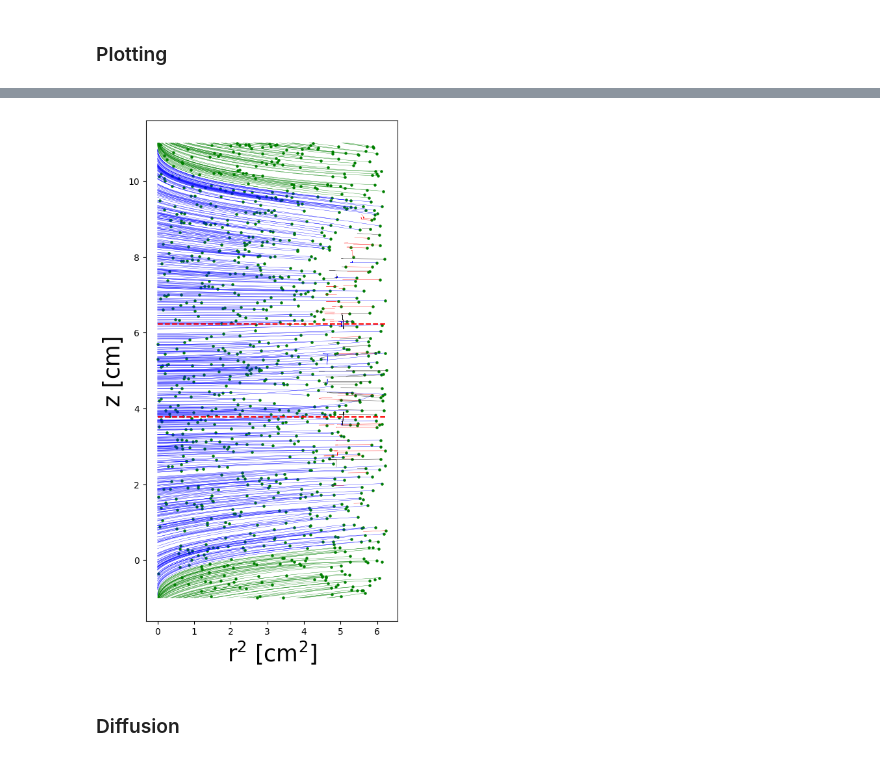
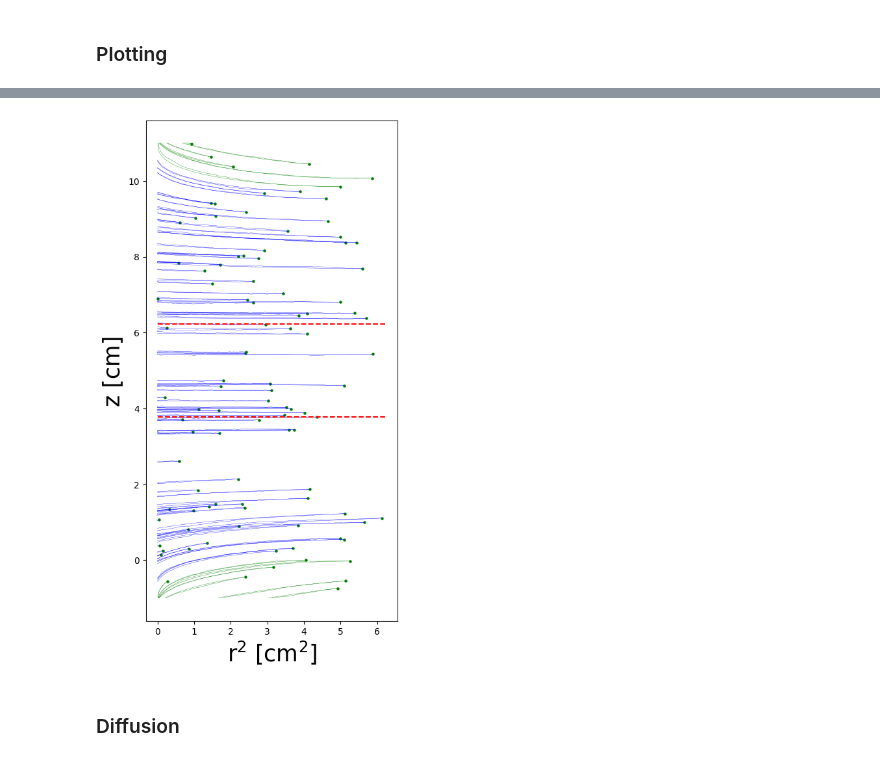
Before and after one commit to darkmatter-ucsd/cylinterp, a Jupyter notebook: cylinterp_tutorial.ipynb, the cells around one changed output, grey strips where cells are left out. Cells and saved outputs as stored; diff of their text form; code cells hidden in the pictures.

```diff
--- a/cylinterp_tutorial.ipynb
+++ b/cylinterp_tutorial.ipynb
@@ -187,0 +439,7 @@ rtpc.cart_cs_grid, rtpc.polar_cs_grid, rtpc.r_coords
+# %%
+cpp_tracks = np.fromfile('cylinterpcpp/build/cpp_cylinterp_tracks.bin', dtype=np.float64).reshape(100,3000,3)
+cpp_ends = np.fromfile('cylinterpcpp/build/cpp_cylinterp_endpos.bin', dtype=np.float64).reshape(100,3)
+# %%
+cpp_z_tracks = cpp_tracks[:,:,0]
+cpp_r_tracks = cpp_tracks[:,:,1]
+cpp_th_tracks = cpp_tracks[:,:,2]
@@ -193,7 +454,7 @@ cart_points = cylinterp.Tools.to_cartesian(init_points)
 plt.figure(figsize = (10,10))
 cath_pos = rtpc.cathode_position(3.25)[0]
 
-for i in range(1000):
+for i in range(100):
     if status[i]==0:
         c = 'blue'
     elif status[i]==1:
@@ -203,8 +464,12 @@ for i in range(1000):
     else:
         c = 'green'
     buffer_cut = rtracks[i]!=0
+    buffer_cut_cpp = cpp_r_tracks[i]!=0
     plt.plot(rtracks[i][buffer_cut]*np.cos(thtracks[i][buffer_cut]),
              rtracks[i][buffer_cut]*np.sin(thtracks[i][buffer_cut]), color = c, linewidth = 0.25)
+    plt.plot(cpp_r_tracks[i][buffer_cut_cpp]*np.cos(cpp_th_tracks[i][buffer_cut_cpp]),
+             cpp_r_tracks[i][buffer_cut_cpp]*np.sin(cpp_th_tracks[i][buffer_cut_cpp]),
+             color = 'orange', linewidth = 0.5)
     plt.scatter(cart_points[i][0], cart_points[i][1], s = 5, color = 'g')
 
 for p in cath_pos:
@@ -222,37 +487,40 @@ plt.show()
 # %%
-dt, status, ztracks, rtracks, thtracks, init_points, end_points = rtpc.Drift(n_pts = 10000)
+# dt, status, ztracks, rtracks, thtracks, init_points, end_points = rtpc.Drift(n_pts = 10000)
 # %%
 radius_of_trouble = 200e-4
 pangle = np.linspace(0,2*np.pi, 100)
 cart_points = cylinterp.Tools.to_cartesian(init_points)
 
 plt.figure(figsize = (5,10))
 cath_pos = rtpc.cathode_position(3.25)[0]
 
-for i in range(1000):
+for i in range(100):
     if status[i]==0:
         c = 'blue'
     elif status[i]==1:
         c = 'red'
     elif status[i]==2:
         c = 'black'
     else:
         c = 'green'
     buffer_cut = rtracks[i]!=0
+    buffer_cut_cpp = cpp_r_tracks[i]!=0
 
     plt.plot(rtracks[i][buffer_cut]**2,
              ztracks[i][buffer_cut], color = c, linewidth = 0.25)
+    plt.plot(cpp_r_tracks[i][buffer_cut_cpp]**2,
+             cpp_z_tracks[i][buffer_cut_cpp], color = c, linewidth = 0.25)
     plt.scatter((cart_points[i][0]**2+cart_points[i][1]**2),
                 cart_points[i][2], s = 5, color = 'g')
 
 
 central_z = 2.465952715464704
 plt.hlines([5+central_z/2, 5-central_z/2], 0,2.5**2, linestyle = 'dashed', color = 'r')
 plt.xlabel(r'r$^2$ [cm$^2$]', fontsize = 25)
 plt.ylabel('z [cm]', fontsize = 25)
 plt.show()
 # %% [output]
-[figure, old version]
+[figure, new version]
 # %% [markdown]
 ### Diffusion
 # %%
```
Also changed, not shown: parts of 10 cells of this notebook, 14 other files.
